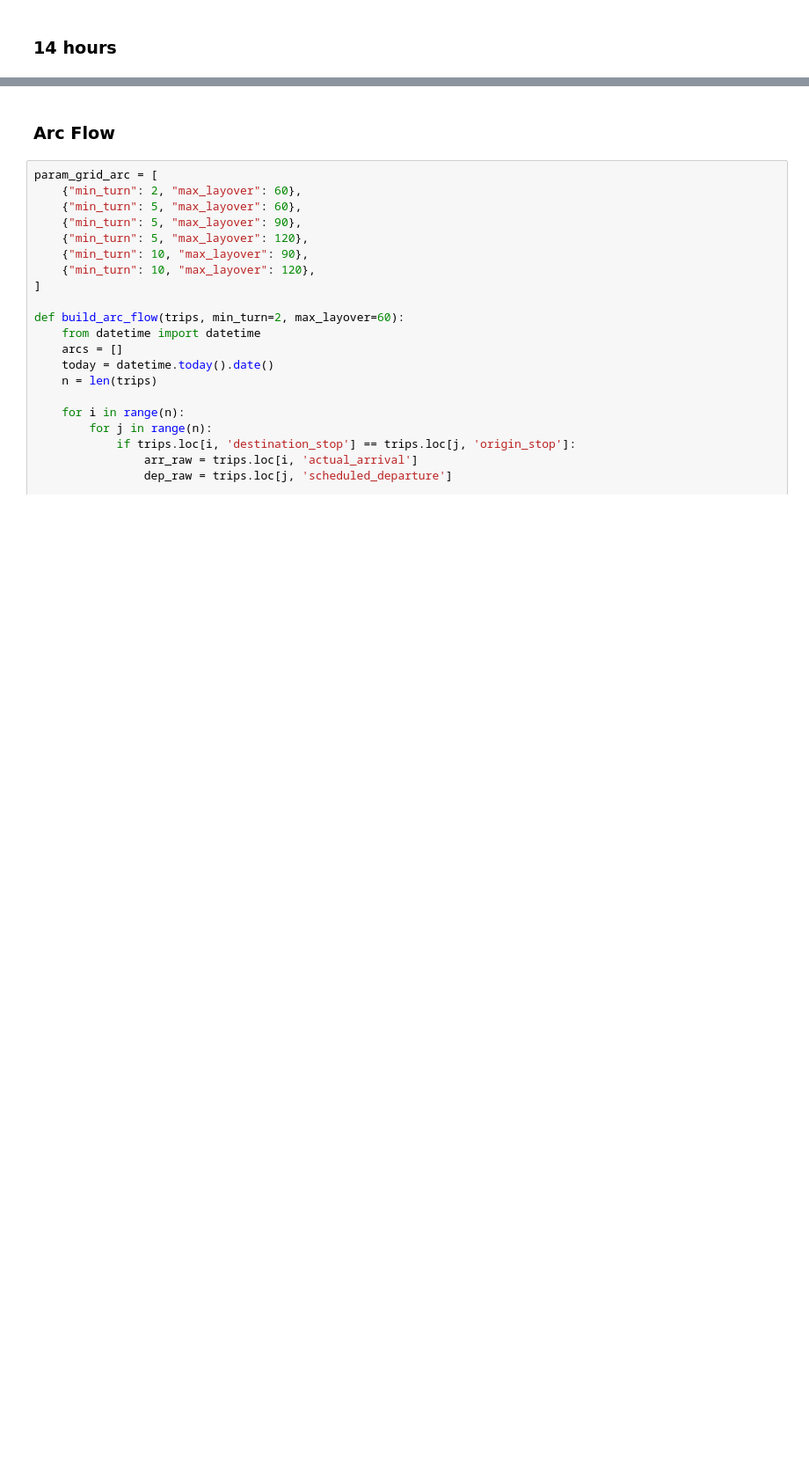
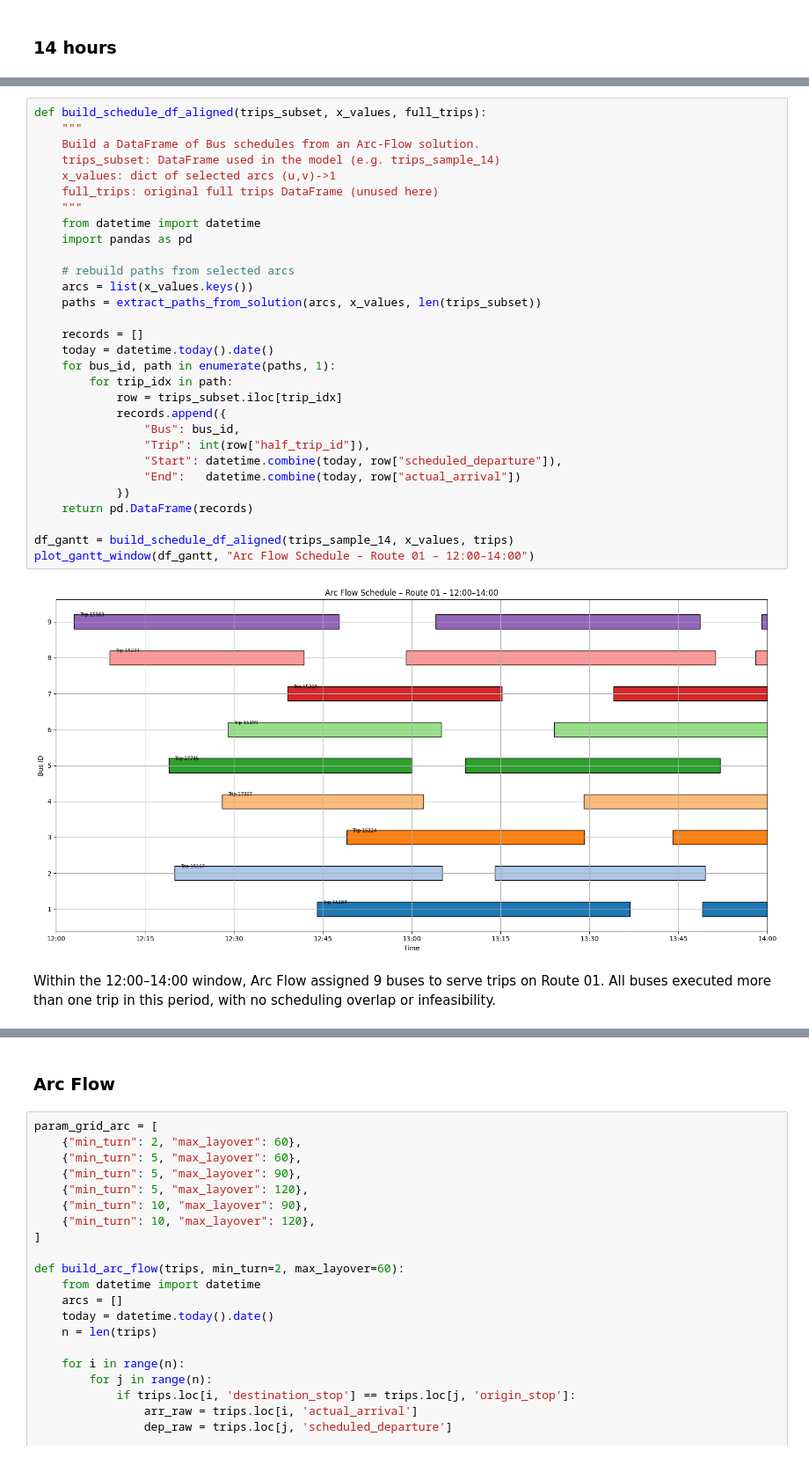
Before and after one commit to hanzhiding/ORIE5213, a Jupyter notebook: Discrete Optimization Project-Team_10.ipynb, the cells around one changed output, grey strips where cells are left out. Shown: that part at 88% size. Drawn from its saved outputs; the diff is of its cells as text; blank space fills up the shorter version.

```diff
--- a/Discrete Optimization Project-Team_10.ipynb
+++ b/Discrete Optimization Project-Team_10.ipynb
@@ -559,0 +612,34 @@ Trip 17888: 21:29:50 → 22:07:07 (64 → 110)
+# %%
+def build_schedule_df_aligned(trips_subset, x_values, full_trips):
+    """
+    Build a DataFrame of Bus schedules from an Arc‐Flow solution.
+    trips_subset: DataFrame used in the model (e.g. trips_sample_14)
+    x_values: dict of selected arcs (u,v)->1
+    full_trips: original full trips DataFrame (unused here)
+    """
+    from datetime import datetime
+    import pandas as pd
+
+    # rebuild paths from selected arcs
+    arcs = list(x_values.keys())
+    paths = extract_paths_from_solution(arcs, x_values, len(trips_subset))
+
+    records = []
+    today = datetime.today().date()
+    for bus_id, path in enumerate(paths, 1):
+        for trip_idx in path:
+            row = trips_subset.iloc[trip_idx]
+            records.append({
+                "Bus": bus_id,
+                "Trip": int(row["half_trip_id"]),
+                "Start": datetime.combine(today, row["scheduled_departure"]),
+                "End":   datetime.combine(today, row["actual_arrival"])
+            })
+    return pd.DataFrame(records)
+
+df_gantt = build_schedule_df_aligned(trips_sample_14, x_values, trips)
+plot_gantt_window(df_gantt, "Arc Flow Schedule – Route 01 – 12:00–14:00")
+# %% [output]
+[figure, added]
+# %% [markdown]
+Within the 12:00–14:00 window, Arc Flow assigned 9 buses to serve trips on Route 01. All buses executed more than one trip in this period, with no scheduling overlap or infeasibility.
```
Also changed, not shown: parts of 15 cells of this notebook.
